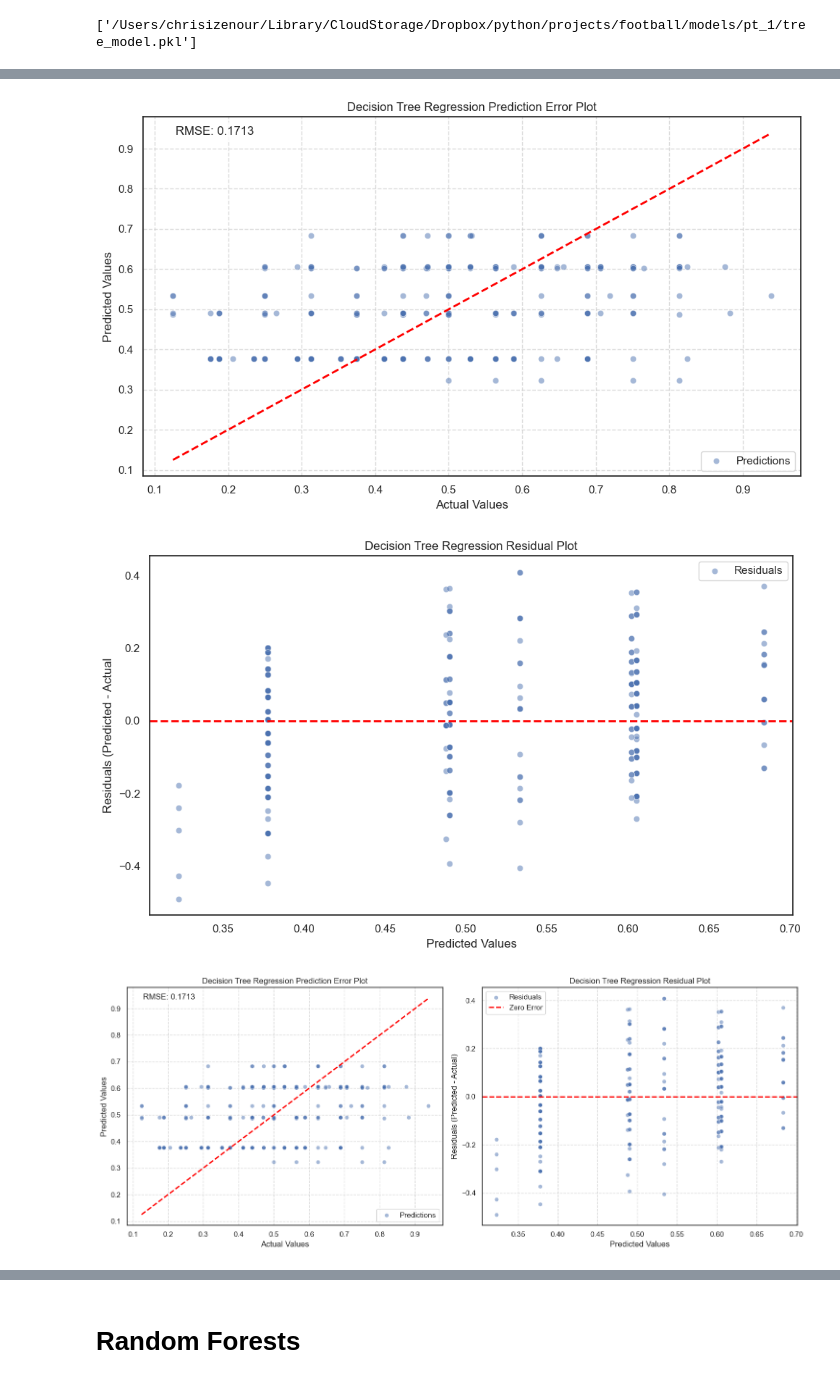
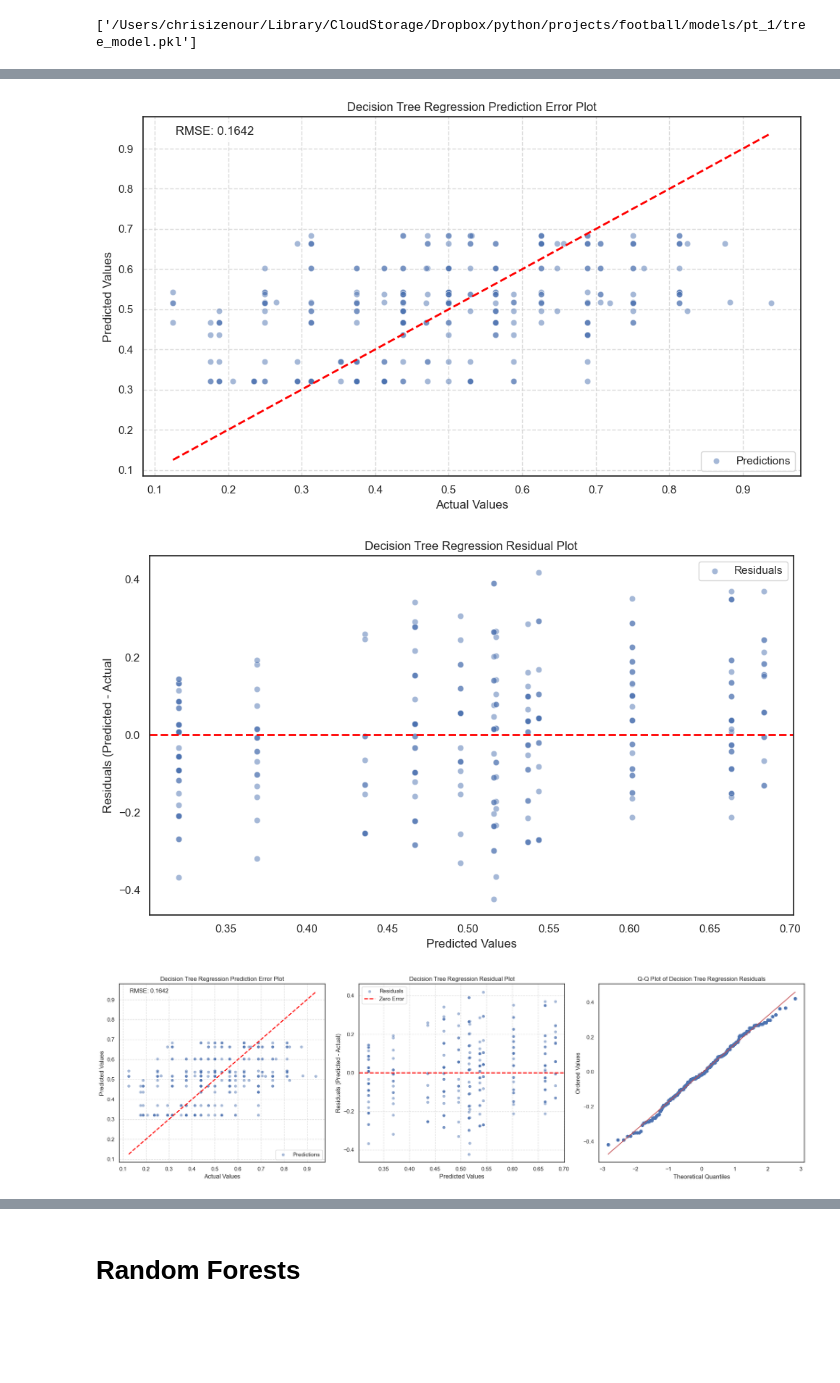
Before and after one commit to chrisizenour/football_analysis, a Jupyter notebook: notebooks/nfl_supervised_learning_pt1.ipynb, the cells around one changed output, grey strips where cells are left out. Cells and saved outputs as stored; diff of their text form; code cells hidden in the pictures; blank space fills up the shorter version.

```diff
--- a/notebooks/nfl_supervised_learning_pt1.ipynb
+++ b/notebooks/nfl_supervised_learning_pt1.ipynb
@@ -953,9 +1006,9 @@ tree_pipe.get_params()
 
 tree_params = [
     {
-        'regressor__max_depth': [2, 3],
-        'regressor__min_samples_split': [2, 3, 4],
-        'regressor__random_state': [0]
+        'regressor__max_depth': [3, 4, 5],
+        'regressor__min_samples_split': np.arange(5, 32, 2),
+        'regressor__min_samples_leaf': np.arange(5, 52, 2),
     }]
 
 tree_gs = GridSearchCV(estimator=tree_pipe,
@@ -964,9 +1017,16 @@ tree_gs = GridSearchCV(estimator=tree_pipe,
                          scoring='neg_mean_squared_error',
                          verbose=1)
 
-# Calculate RMSE using cross_val_score
+# Fit the model on the training set
+tree_gs.fit(X_train, y_train)
+
+# Extract best parameters and model
+tree_best_params = tree_gs.best_params_
+tree_best_pipe = tree_gs.best_estimator_
+
+# Perform additional cross-validation on the best estimator (optional, with 10 folds)
 tree_scores = cross_val_score(
-    tree_gs,
+    tree_best_pipe,  # Use the best estimator instead of unfitted tree_gs
     X_train,
     y_train,
     scoring='neg_mean_squared_error',
@@ -982,13 +1042,6 @@ print(f"Cross-Validation RMSE Scores: {tree_rmse_scores}")
 print(f"Average RMSE from CV: {tree_rmse_scores.mean():.4f}")
 print(f"Standard Deviation of RMSE from CV: {tree_rmse_scores.std():.4f}")
 
-# Fit the model on the training set
-tree_gs.fit(X_train, y_train)
-
-# Extract best parameters and model
-tree_best_params = tree_gs.best_params_
-tree_best_pipe = tree_gs.best_estimator_
-
 # Predict on the test set
 tree_preds = tree_gs.predict(X_test)
 
@@ -1178,7 +1222,7 @@ tree_pred_error_plot.tight_layout()
 
 tree_pred_error_plot.savefig(f'{project_data_exports_path}/tree_pred_error_plot.png', dpi=300, bbox_inches='tight')
 # %% [output]
-[figure, old version]
+[figure, new version]
 # %%
 tree_residuals_plot, ax = plt.subplots(1, 1, figsize=(10,6), facecolor='white')
 
@@ -1198,10 +1242,10 @@ tree_residuals_plot.tight_layout()
 
 tree_residuals_plot.savefig(f'{project_data_exports_path}/tree_residuals_plot.png', dpi=300, bbox_inches='tight')
 # %% [output]
-[figure, old version]
+[figure, new version]
 # %%
 # Assuming y_test and rf_preds are defined from your model
-tree_pred_error_residuals_plot, (ax1, ax2) = plt.subplots(1, 2, figsize=(15, 6))
+tree_pred_error_residuals_qq_plot, (ax1, ax2, ax3) = plt.subplots(1, 3, figsize=(20, 6))
 
 # Parity Plot (Actual vs. Predicted)
 sns.scatterplot(
@@ -1210,36 +1254,43 @@ sns.scatterplot(
     alpha=0.5,
     ax=ax1,
     label='Predictions'
     )
 
 ax1.plot([y_test.min(), y_test.max()], [y_test.min(), y_test.max()], '--', color='red', linewidth=2)
 ax1.text(0.05, 0.95, f'RMSE: {tree_rmse:.4f}', transform=ax1.transAxes, bbox=dict(facecolor='white', alpha=0.8))
 ax1.set_xlabel("Actual Values")
 ax1.set_ylabel("Predicted Values")
 ax1.set_title("Decision Tree Regression Prediction Error Plot")
 ax1.legend()
 ax1.grid(True, linestyle='--', alpha=0.7)
 
 # Residual Plot
 sns.scatterplot(
     x=tree_preds,
     y=tree_preds - y_test,
     ax=ax2,
     alpha=0.5,
     label='Residuals',
 )
 ax2.axhline(y=0, color='red', linestyle='--', linewidth=2, label='Zero Error')
 ax2.set_title("Decision Tree Regression Residual Plot")
 ax2.set_xlabel("Predicted Values")
 ax2.set_ylabel("Residuals (Predicted - Actual)")
 ax2.legend()
 ax2.grid(True, linestyle='--', alpha=0.7)
 
+# Q-Q Plot
+tree_resids = y_test - tree_preds
+stats.probplot(tree_resids, dist='norm', plot=ax3)
+ax3.set_title('Q-Q Plot of Decision Tree Regression Residuals')
+ax3.set_xlabel("Theoretical Quantiles")
+ax3.set_ylabel("Ordered Values")
+
 # Adjust layout
-tree_pred_error_residuals_plot.tight_layout()
-tree_pred_error_residuals_plot.savefig(f'{project_data_exports_path}/tree_pred_error_residuals_plot.png', dpi=300, bbox_inches='tight')
+tree_pred_error_residuals_qq_plot.tight_layout()
+tree_pred_error_residuals_qq_plot.savefig(f'{project_data_exports_path}/tree_pred_error_residuals_qq_plot.png', dpi=300, bbox_inches='tight')
 # %% [output]
-[figure, old version]
+[figure, new version]
 # %%
 tree_resids = y_test - tree_preds
 tree_qq_plot, ax = plt.subplots(1, 1, figsize=(10,6), facecolor='white')
```
Also changed, not shown: parts of 35 cells of this notebook, 33 other files.
